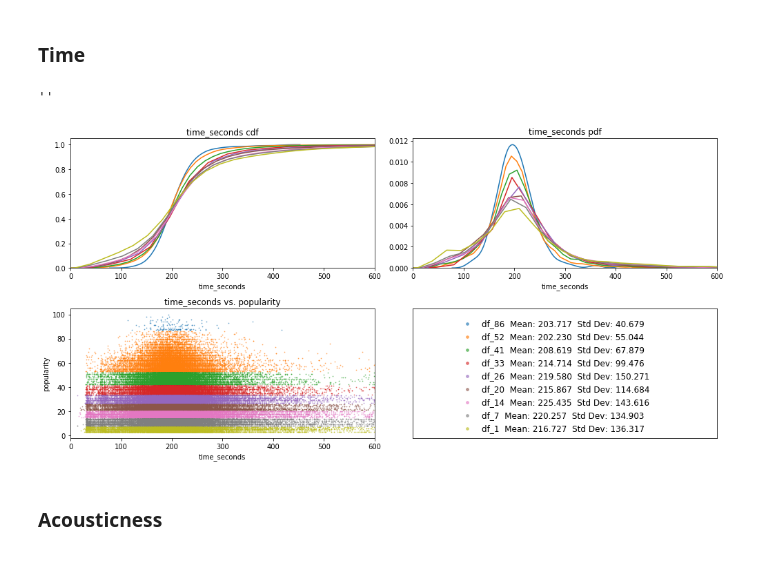
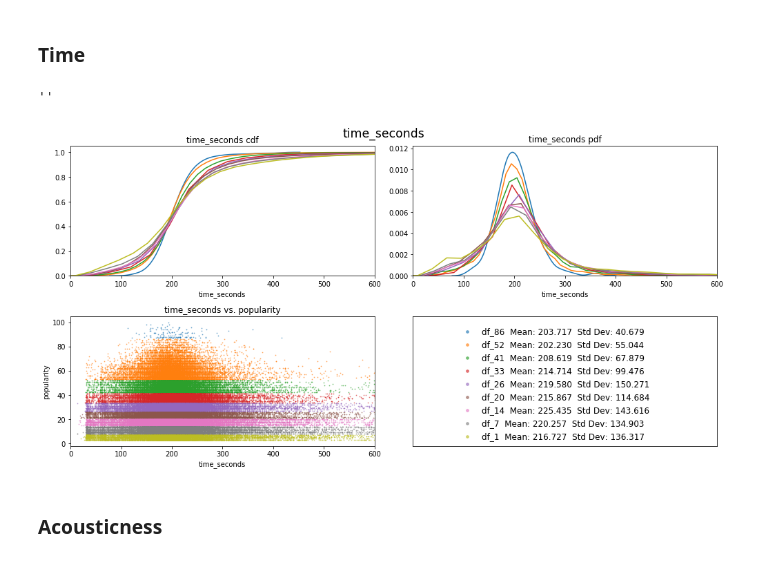
Before and after one commit to brentthayer1/capstone1, a Jupyter notebook: capstone1_eda.ipynb, the cells around one changed output. Cells and saved outputs as stored; diff of their text form; code cells hidden in the pictures.

Commit message:
changed plots. image test2

```diff
--- a/capstone1_eda.ipynb
+++ b/capstone1_eda.ipynb
@@ -251,15 +251,16 @@ df_1:    Songs:9521
 # %%
 attribute = 'time_seconds'
 against = 'popularity'
 low, high = 0, 600
 fs = (14,7)
 
 cs1.master_plotter(df_lst, df_name_lst, attribute, against, low, high, fs)
-plt.savefig(f'{attribute}.png', format='png')
+plt.suptitle(attribute, fontsize='xx-large', y=1)
+# plt.savefig(f'{attribute}.png', format='png')
 ;
 # %% [output]
 ''
-[figure, old version]
+[figure, new version]
 # %% [markdown]
 ### Acousticness
 # %%
```
Also changed, not shown: parts of 1 cell of this notebook, 1 other file.
